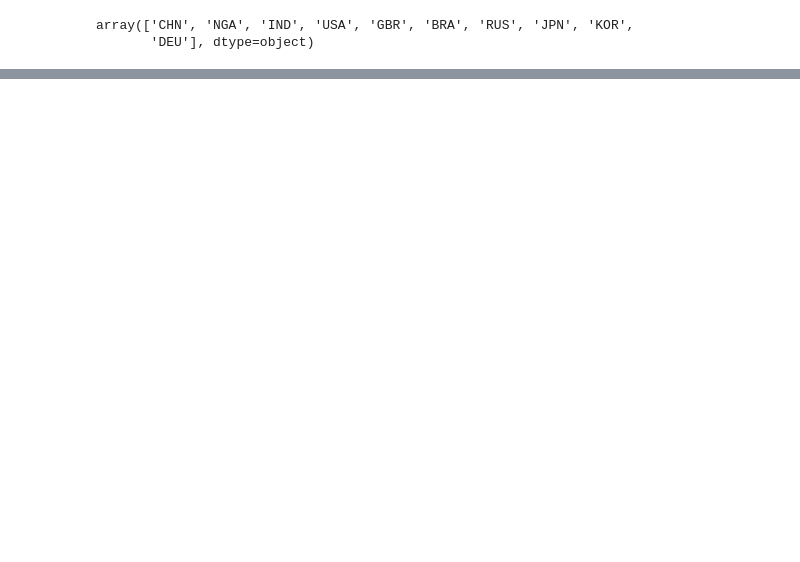
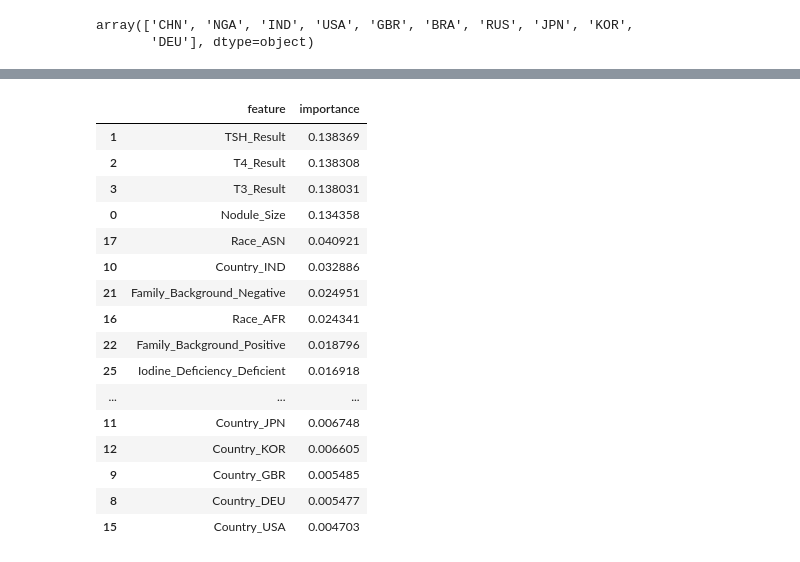
Before and after one commit to muhanurozulgyuyo/ThyroidCancerDiagnosis, a Jupyter notebook: notebooks/preprocessing.ipynb, the cells around one changed output, grey strips where cells are left out. Saved outputs shown, nothing was run; the diff lists cells and outputs as text; code cells hidden in the pictures; blank space fills up the shorter version.

```diff
--- a/notebooks/preprocessing.ipynb
+++ b/notebooks/preprocessing.ipynb
@@ -68,0 +113,30 @@ memory usage: 7.1+ MB
+# %%
+rf = RandomForestClassifier(random_state=42)
+rf.fit(train_input, train_target)
+importances = rf.feature_importances_
+
+feature_names = train_input.columns
+feature_imp_df = pd.DataFrame({
+    'feature': feature_names,
+    'importance': importances
+}).sort_values(ascending=False, by='importance')
+
+feature_imp_df
+# %% [output]
+|  | feature | importance |
+| 1 | TSH_Result | 0.138369 |
+| 2 | T4_Result | 0.138308 |
+| 3 | T3_Result | 0.138031 |
+| 0 | Nodule_Size | 0.134358 |
+| 17 | Race_ASN | 0.040921 |
+| 10 | Country_IND | 0.032886 |
+| 21 | Family_Background_Negative | 0.024951 |
+| 16 | Race_AFR | 0.024341 |
+| 22 | Family_Background_Positive | 0.018796 |
+| 25 | Iodine_Deficiency_Deficient | 0.016918 |
+| ... | ... | ... |
+| 11 | Country_JPN | 0.006748 |
+| 12 | Country_KOR | 0.006605 |
+| 9 | Country_GBR | 0.005485 |
+| 8 | Country_DEU | 0.005477 |
+| 15 | Country_USA | 0.004703 |
```
Also changed, not shown: parts of 21 cells of this notebook.
